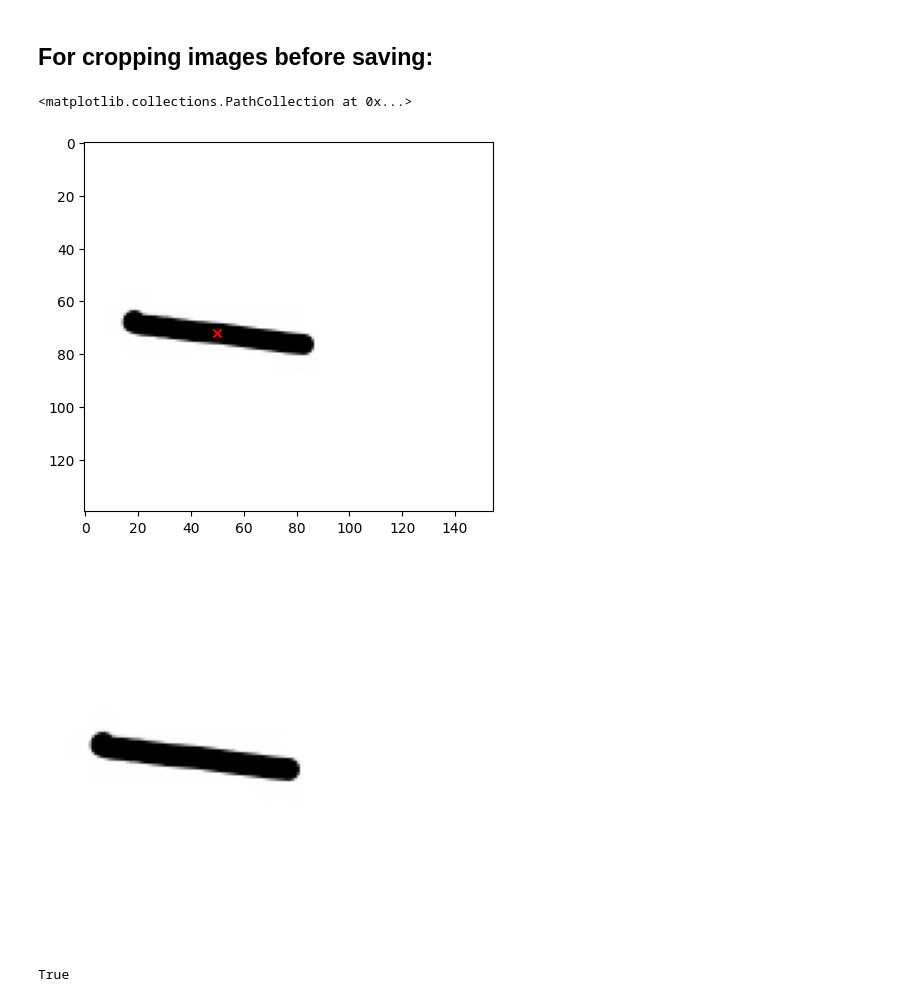
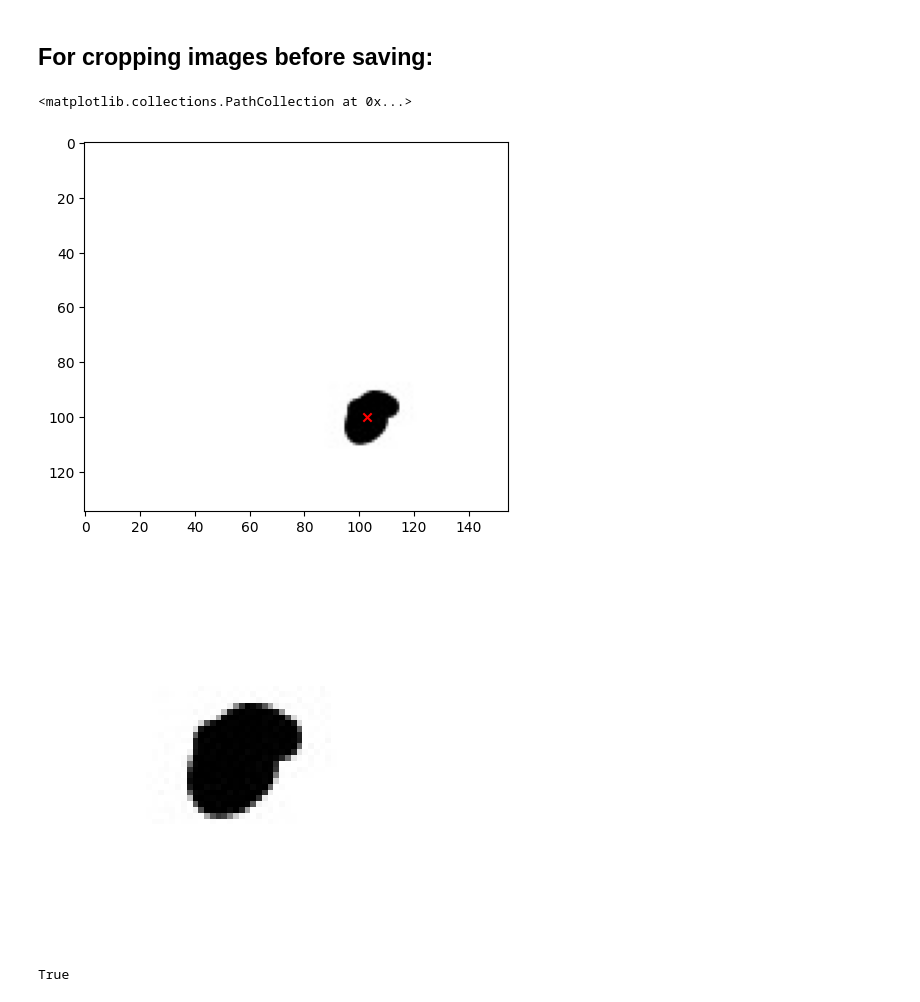
Before and after one commit to elishajcat/HandwrittenEquationRecognizer, a Jupyter notebook: expand_dataset.ipynb, the cells around one changed output. Cells and saved outputs as stored; diff of their text form; code cells hidden in the pictures.

```diff
--- a/expand_dataset.ipynb
+++ b/expand_dataset.ipynb
@@ -56,9 +56,9 @@ preprocess_hms_dataset1('..\\HMS-dataset1\\eval', '..\\HMS-dataset2\symbols')
 ## For cropping images before saving:
 # %%
 # Load the image as grayscale
-image = cv2.imread('12.jpg', cv2.IMREAD_GRAYSCALE)
+image = cv2.imread('129.jpg', cv2.IMREAD_GRAYSCALE)
 
-resized_image = cv2.resize(image, (100, 100))
+# resized_image = cv2.resize(image, (100, 100))
 
 _, thresh = cv2.threshold(image, 127, 255, cv2.THRESH_BINARY_INV)
 contours, _ = cv2.findContours(thresh, cv2.RETR_EXTERNAL, cv2.CHAIN_APPROX_SIMPLE)
@@ -78,26 +78,26 @@ plt.imshow(cv2.cvtColor(image, cv2.COLOR_BGR2RGB))
 plt.scatter(centroid_x, centroid_y, color='red', marker='x')
 # %% [output]
 <matplotlib.collections.PathCollection at 0x...>
-[figure, old version]
+[figure, new version]
 # %%
 # Define the size of the crop region around the centroid
-crop_size = 64
+crop_size = 32
 
 # Calculate the coordinates of the bounding box
 x1 = max(0, centroid_x - crop_size)
 y1 = max(0, centroid_y - crop_size)
 x2 = min(image.shape[1], centroid_x + crop_size)
 y2 = min(image.shape[0], centroid_y + crop_size)
 
 # Crop the image
 cropped_image = image[y1:y2, x1:x2]
 
 # Plot the cropped image
 plt.imshow(cv2.cvtColor(cropped_image, cv2.COLOR_BGR2RGB))
 plt.axis('off')
 plt.show()
 # %% [output]
-[figure, old version]
+[figure, new version]
 # %%
 # Save the cropped image
 cv2.imwrite('12_cropped.png', cropped_image)
```
Also changed, not shown: 4 other files.
